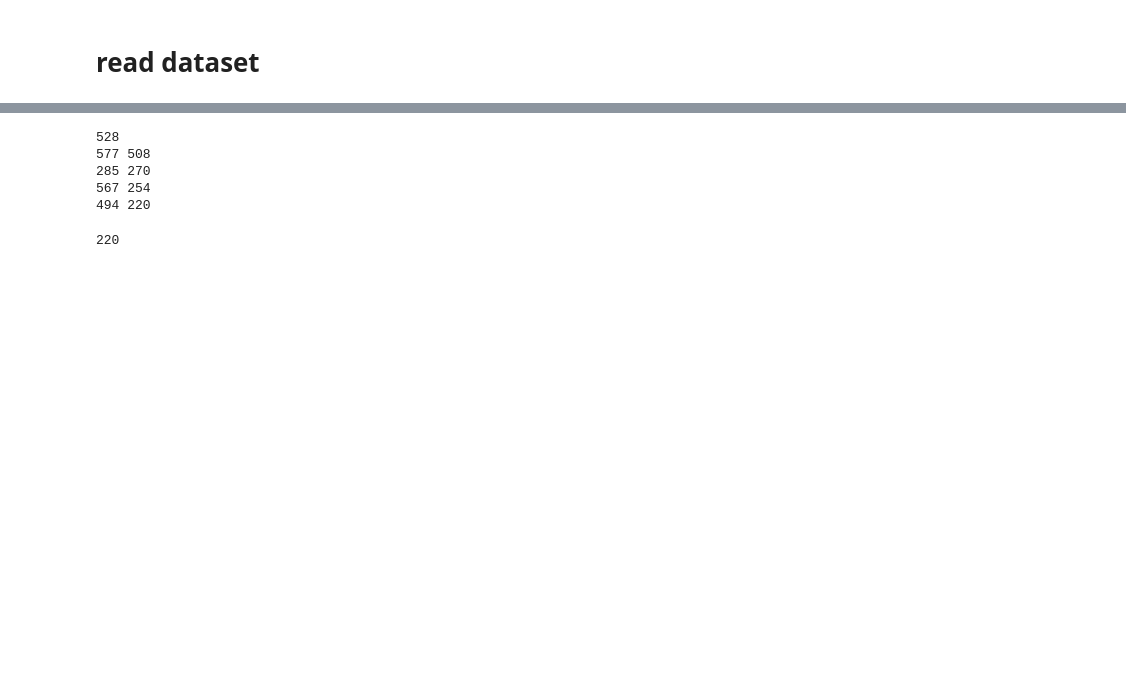
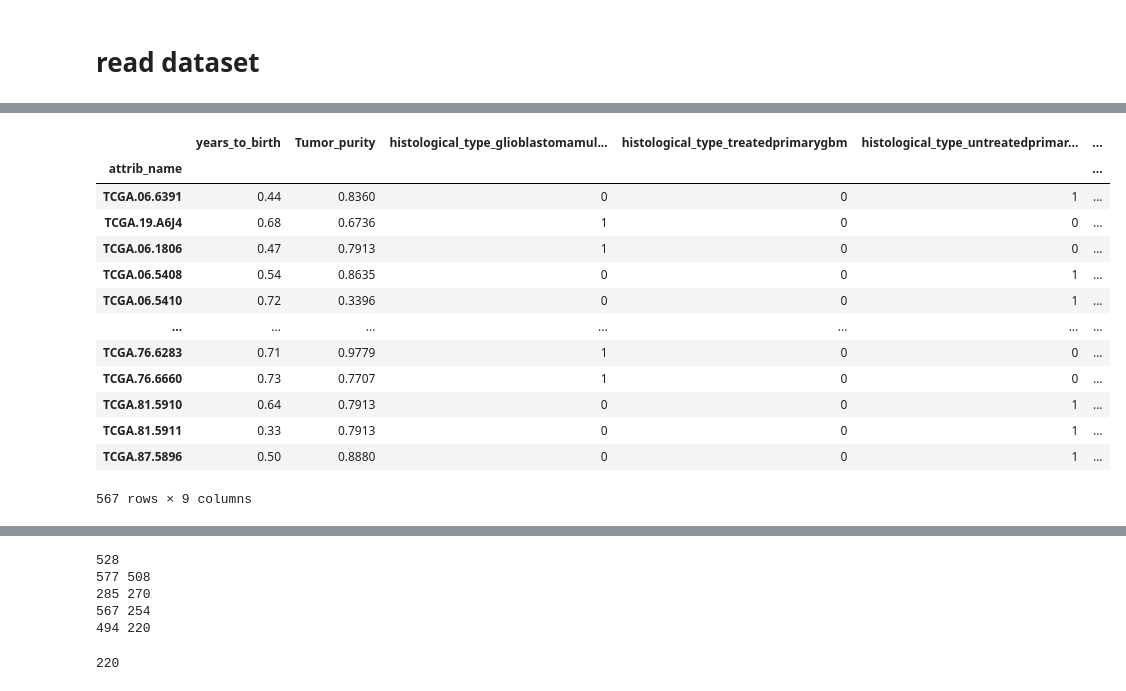
Before and after one commit to BioAI-kits/AttentionMOI, a Jupyter notebook: distribution.ipynb, the cells around one changed output, grey strips where cells are left out. Saved outputs shown, nothing was run; the diff lists cells and outputs as text; code cells hidden in the pictures; blank space fills up the shorter version.

```diff
--- a/distribution.ipynb
+++ b/distribution.ipynb
@@ -54,6 +70,23 @@ for f in omics_files:
 # %%
 # 读取临床特征
 df_clin = pd.read_csv(clin_files, compression='gzip', index_col=0)
+# %%
+df_clin
+# %% [output]
+|  | years_to_birth | Tumor_purity | histological_type_glioblastomamul... | histological_type_treatedprimarygbm | histological_type_untreatedprimar... | ... |
+| attrib_name |  |  |  |  |  | ... |
+| TCGA.06.6391 | 0.44 | 0.8360 | 0 | 0 | 1 | ... |
+| TCGA.19.A6J4 | 0.68 | 0.6736 | 1 | 0 | 0 | ... |
+| TCGA.06.1806 | 0.47 | 0.7913 | 1 | 0 | 0 | ... |
+| TCGA.06.5408 | 0.54 | 0.8635 | 0 | 0 | 1 | ... |
+| TCGA.06.5410 | 0.72 | 0.3396 | 0 | 0 | 1 | ... |
+| ... | ... | ... | ... | ... | ... | ... |
+| TCGA.76.6283 | 0.71 | 0.9779 | 1 | 0 | 0 | ... |
+| TCGA.76.6660 | 0.73 | 0.7707 | 1 | 0 | 0 | ... |
+| TCGA.81.5910 | 0.64 | 0.7913 | 0 | 0 | 1 | ... |
+| TCGA.81.5911 | 0.33 | 0.7913 | 0 | 0 | 1 | ... |
+| TCGA.87.5896 | 0.50 | 0.8880 | 0 | 0 | 1 | ... |
+567 rows × 9 columns
 # %%
 # 读取标签
 df_label = pd.read_csv(label_file, index_col=0)
```
Also changed, not shown: parts of 6 cells of this notebook, 3 other files.
